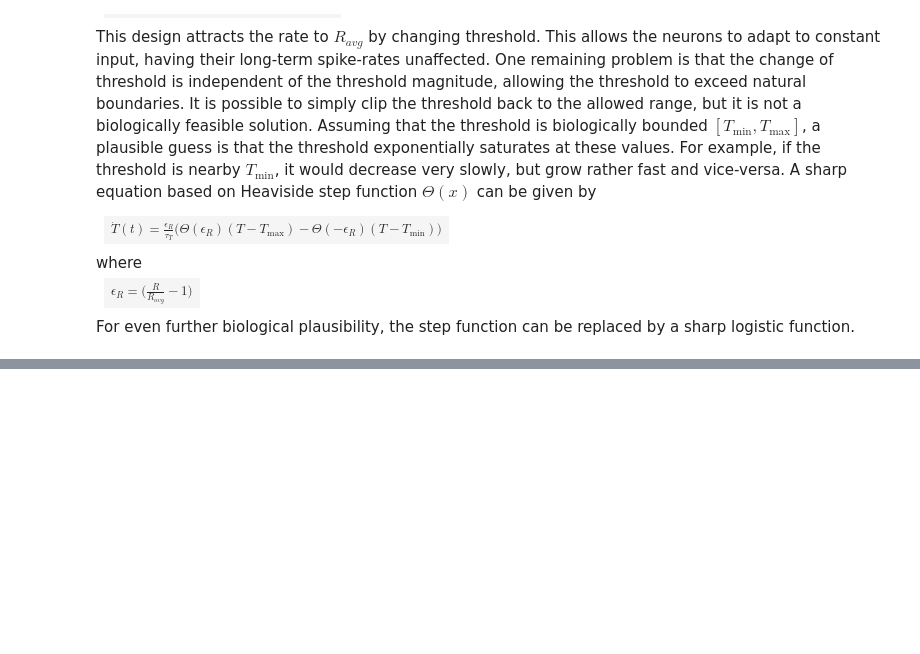
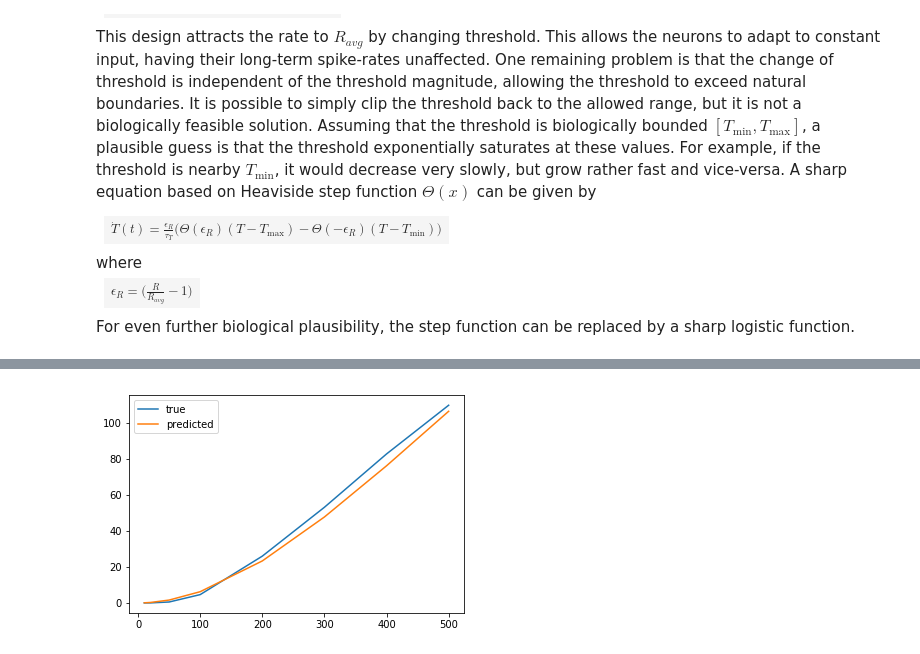
Before and after one commit to aleksejs-fomins/memory-hippo-ca3, a Jupyter notebook: models/test1_lif_only_ip_marking.ipynb, the cells around one changed output, grey strips where cells are left out. Saved outputs shown, nothing was run; the diff lists cells and outputs as text; code cells hidden in the pictures; blank space fills up the shorter version.

```diff
--- a/models/test1_lif_only_ip_marking.ipynb
+++ b/models/test1_lif_only_ip_marking.ipynb
@@ -397,0 +453,8 @@ Average threshold after training is 0.16909835423952424
+# %%
+plt.figure()
+plt.plot(INP_R, count / time_run, label='true')
+plt.plot(INP_R, INP_R**2/(3.5*np.sqrt(200000 + INP_R**2)), label='predicted')
+plt.legend()
+plt.show()
+# %% [output]
+[figure, added]
```
Also changed, not shown: parts of 7 cells of this notebook, 2 other files.
